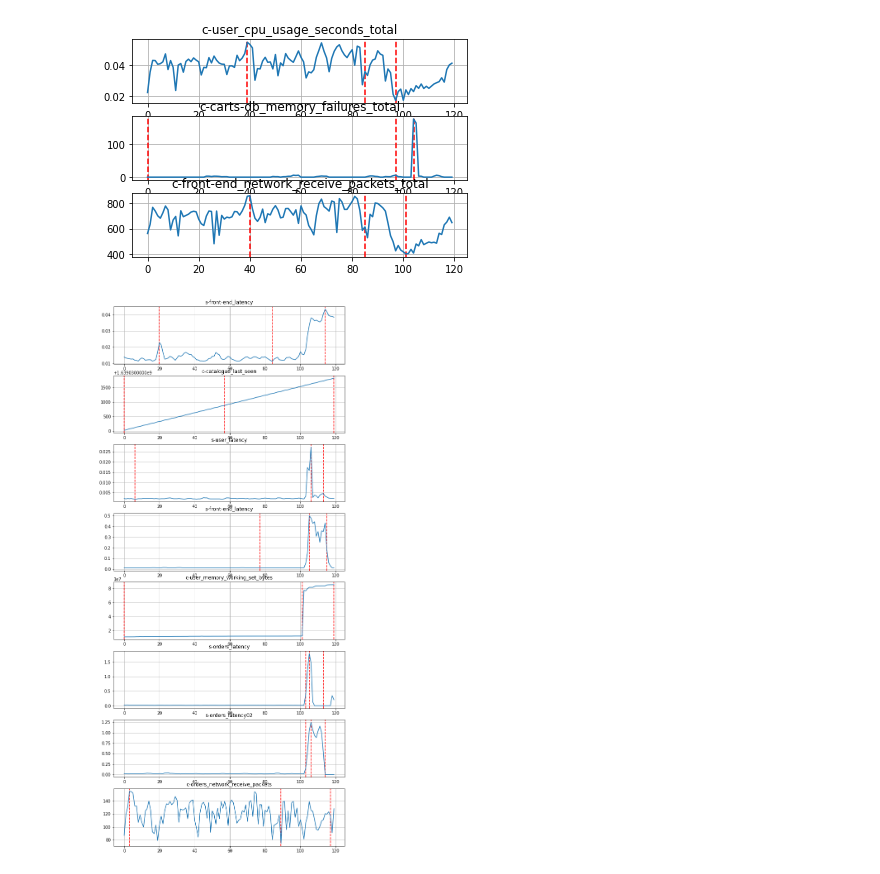
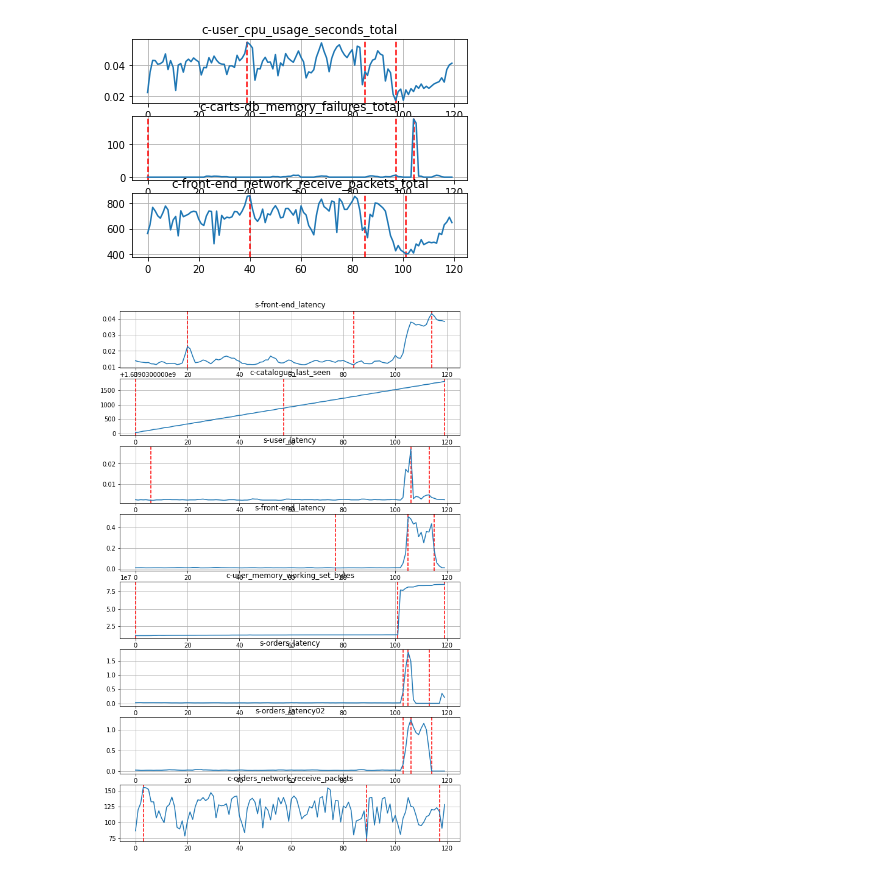
Before and after one commit to ai4sre/meltria-analyzer, a Jupyter notebook: notebooks/structual_break.ipynb, the cells around one changed output. Saved outputs shown, nothing was run; the diff lists cells and outputs as text; code cells hidden in the pictures.

```diff
--- a/notebooks/structual_break.ipynb
+++ b/notebooks/structual_break.ipynb
@@ -146,16 +146,16 @@ sys.path.append('../tsdr')
 from testseries.sockshop import testcases_of_sockshop
 # %%
 fig, axs = plt.subplots(len(testcases_of_sockshop))
-fig.set_size_inches(10, 3*len(testcases_of_sockshop))
+fig.set_size_inches(10, 2*len(testcases_of_sockshop))
 for case, ax in zip(testcases_of_sockshop, axs):
     ts = case['datapoints']
     for (idx, val) in breaks_jkpy(np.array(ts)):
         ax.axvline(idx, color='red', linestyle='dashed', label='breaks')
     ax.set_title(case['name'])
     ax.plot(ts)
     ax.grid()
 # %% [output]
-[figure, old version]
+[figure, new version]
 # %%
 # with smoothing
 fig, axs = plt.subplots(len(testcases_of_sockshop))
```
Also changed, not shown: parts of 9 cells of this notebook.
